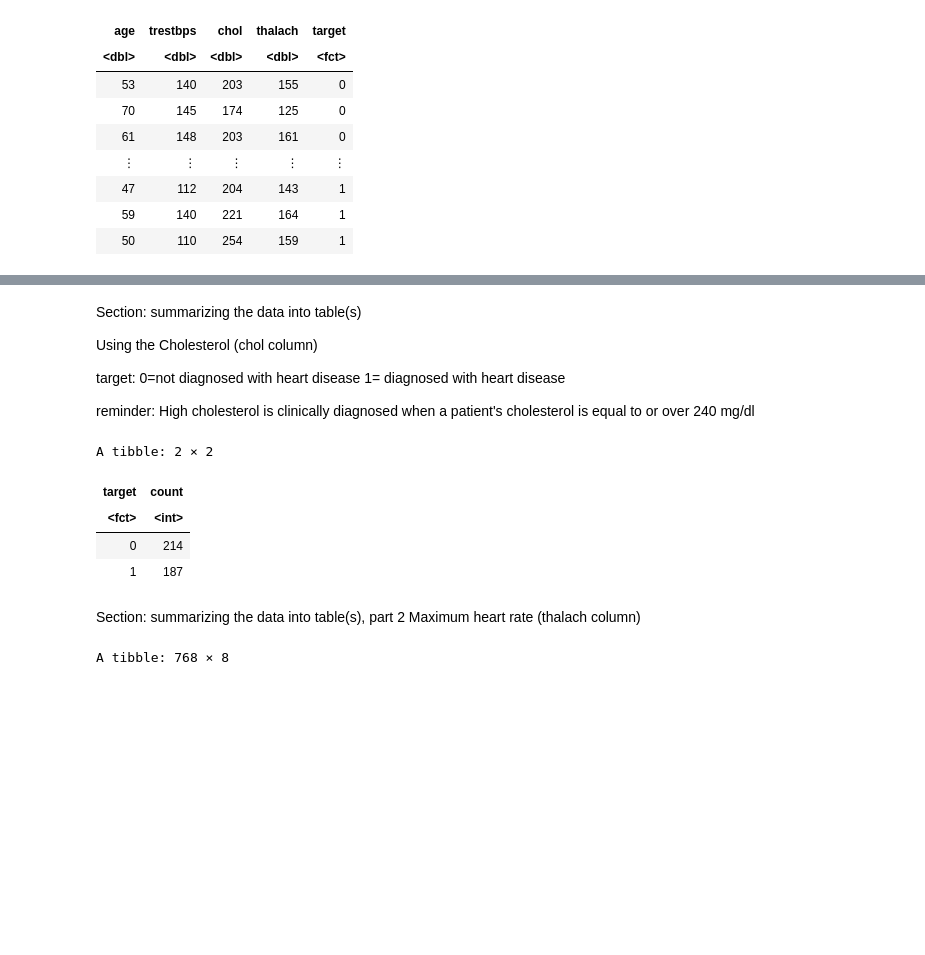
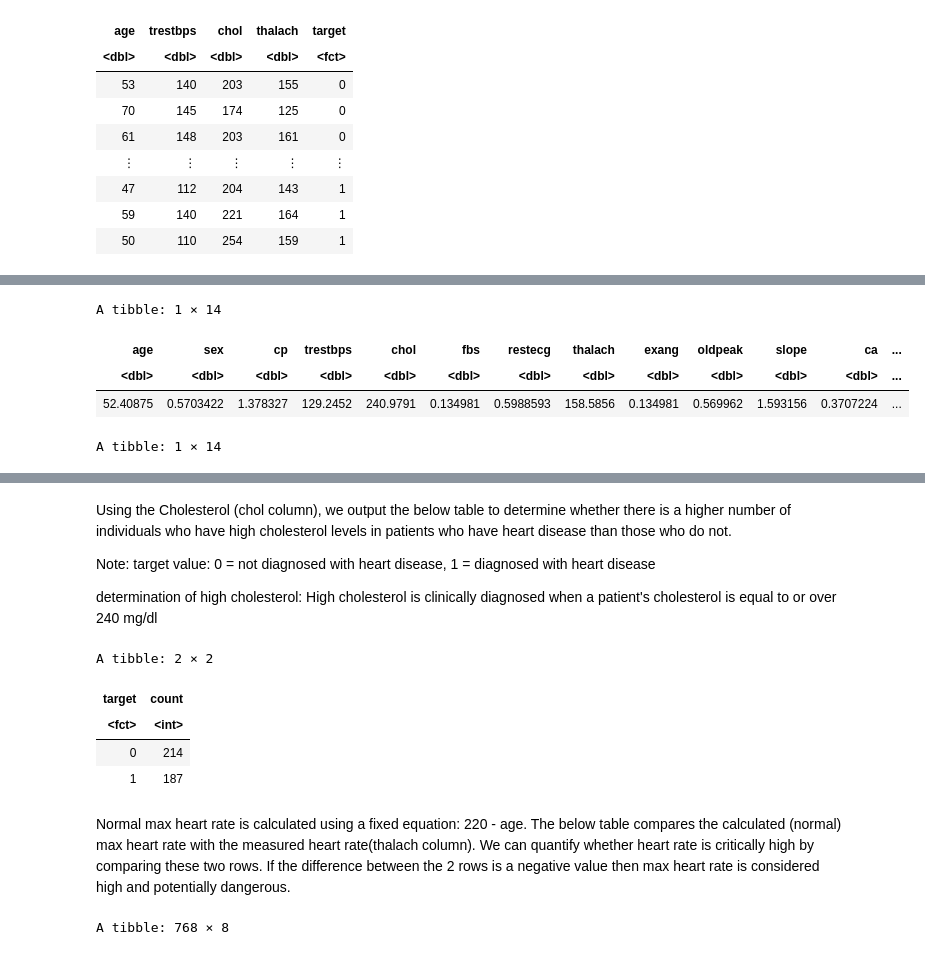
Before and after one commit to jewelw11/dsci-100-project, a Jupyter notebook: heart disease project.ipynb, the cells around one changed output, grey strips where cells are left out. Cells and saved outputs as stored; diff of their text form; code cells hidden in the pictures; blank space fills up the shorter version.

```diff
--- a/heart disease project.ipynb
+++ b/heart disease project.ipynb
@@ -80,0 +87,19 @@ mean_data
+# %%
+mean_has_heart_disease <- heart_data|>
+filter(target == 1)|>
+map_df(mean, na.rm = TRUE)
+
+
+mean_no_heart_disease <- heart_data|>
+filter(target == 0)|>
+map_df(mean, na.rm = TRUE)
+
+
+mean_has_heart_disease
+mean_no_heart_disease
+# %% [output]
+A tibble: 1 × 14
+| age | sex | cp | trestbps | chol | fbs | restecg | thalach | exang | oldpeak | slope | ca | ... |
+| <dbl> | <dbl> | <dbl> | <dbl> | <dbl> | <dbl> | <dbl> | <dbl> | <dbl> | <dbl> | <dbl> | <dbl> | ... |
+| 52.40875 | 0.5703422 | 1.378327 | 129.2452 | 240.9791 | 0.134981 | 0.5988593 | 158.5856 | 0.134981 | 0.569962 | 1.593156 | 0.3707224 | ... |
+A tibble: 1 × 14
@@ -81,12 +109,10 @@ mean_data
 # %% [markdown]
-Section: summarizing the data into table(s)
+Using the Cholesterol (chol column), we output the below table to determine whether there is a higher number of individuals who have high cholesterol levels in patients who have heart disease than those who do not.
 
-Using the Cholesterol (chol column)
+Note:
+target value: 0 = not diagnosed with heart disease, 1 = diagnosed with heart disease
 
- target: 0=not diagnosed with heart disease
-         1= diagnosed with heart disease
-
-reminder: High cholesterol is clinically diagnosed when a patient's cholesterol is equal to or over 240 mg/dl
+determination of high cholesterol: High cholesterol is clinically diagnosed when a patient's cholesterol is equal to or over 240 mg/dl
 # %%
 high_chol <- heart_training |>
 select(chol, target)|>
@@ -102,8 +128,9 @@ A tibble: 2 × 2
 | 0 | 214 |
 | 1 | 187 |
 # %% [markdown]
-Section: summarizing the data into table(s), part 2
-Maximum heart rate (thalach column)
+Normal max heart rate is calculated using a fixed equation: 220 - age.
+The below table compares the calculated (normal) max heart rate with the measured heart rate(thalach column).
+We can quantify whether heart rate is critically high by comparing these two rows. If the difference between the 2 rows is a negative value then max heart rate is considered high and potentially dangerous.
 # %%
 normal_max_heart_rate <- heart_training|>
 mutate(normal_thalach = 220 - age)
```
Also changed, not shown: parts of 29 cells of this notebook.
